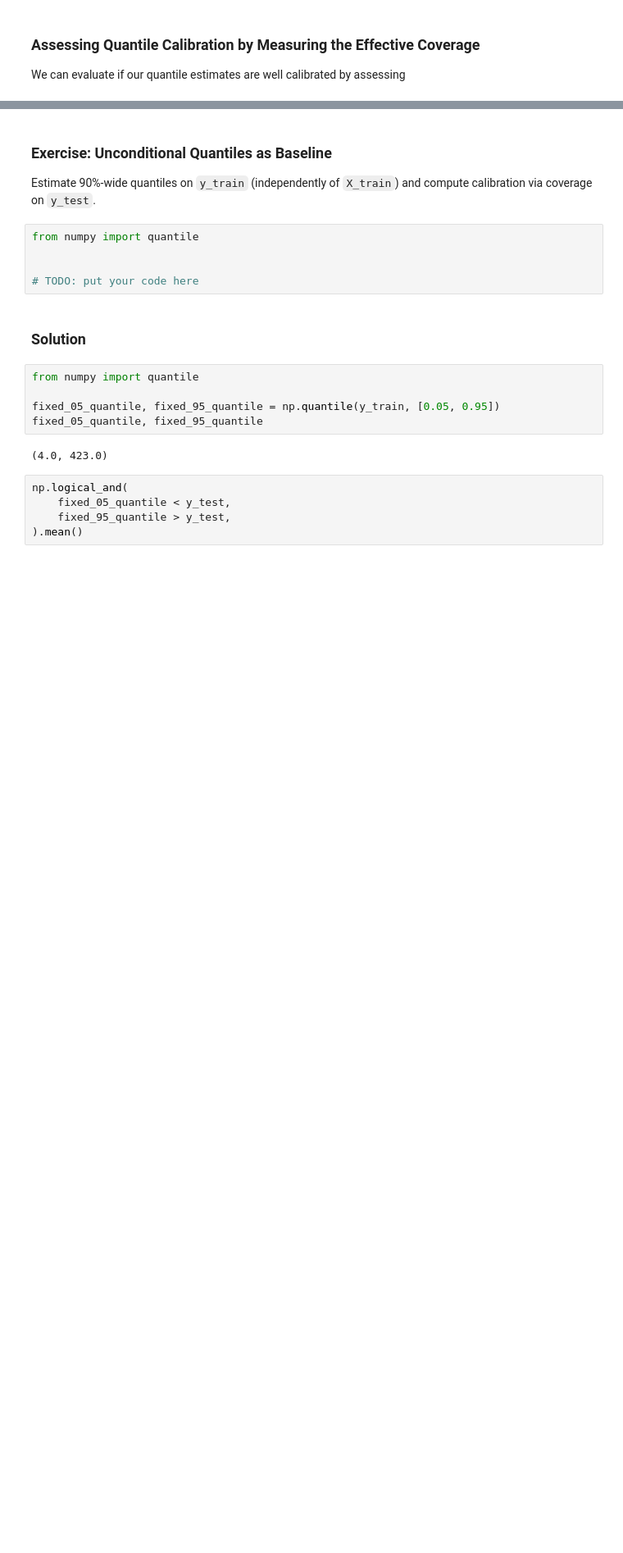
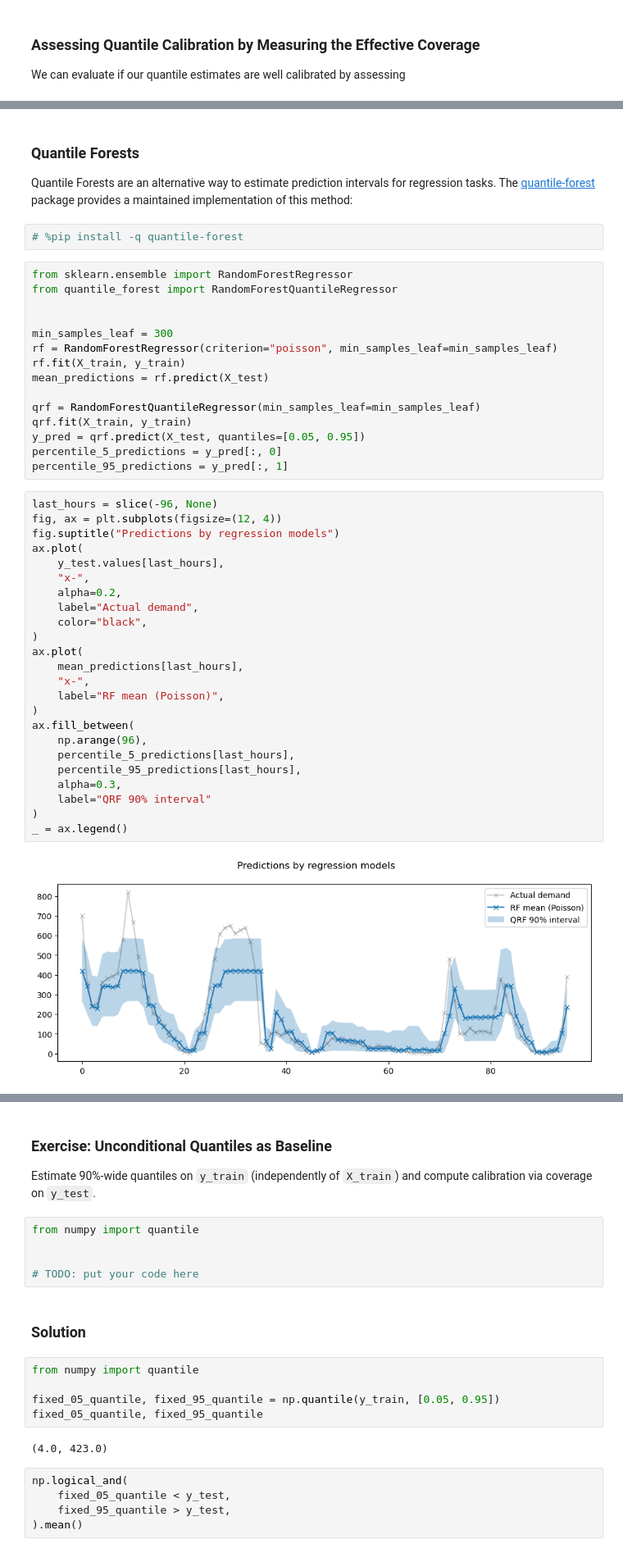
Before and after one commit to ogrisel/euroscipy-2022-time-series, a Jupyter notebook: plot_time_series_feature_engineering.ipynb, the cells around one changed output, grey strips where cells are left out. Shown at 82% size. Saved outputs shown, nothing was run; the diff lists cells and outputs as text; blank space fills up the shorter version.

```diff
--- a/plot_time_series_feature_engineering.ipynb
+++ b/plot_time_series_feature_engineering.ipynb
@@ -683,3 +689,50 @@ Alternatively, it's also possible to try uncertainty estimation based on Bayesia
 - epistemic uncertainty stems from the fact that we build our estimators from a finite sample of data points that do not cover all the possible situations.
 
 Aleatoric uncertainty is what remains when the number of data-points goes to infinity.
+# %% [markdown]
+### Quantile Forests
+
+Quantile Forests are an alternative way to estimate prediction intervals for regression tasks. The [quantile-forest](https://github.com/zillow/quantile-forest/) package provides a maintained implementation of this method:
+# %%
+# %pip install -q quantile-forest
+# %%
+from sklearn.ensemble import RandomForestRegressor
+from quantile_forest import RandomForestQuantileRegressor
+
+
+min_samples_leaf = 300
+rf = RandomForestRegressor(criterion="poisson", min_samples_leaf=min_samples_leaf)
+rf.fit(X_train, y_train)
+mean_predictions = rf.predict(X_test)
+
+qrf = RandomForestQuantileRegressor(min_samples_leaf=min_samples_leaf)
+qrf.fit(X_train, y_train)
+y_pred = qrf.predict(X_test, quantiles=[0.05, 0.95])
+percentile_5_predictions = y_pred[:, 0]
+percentile_95_predictions = y_pred[:, 1]
+# %%
+last_hours = slice(-96, None)
+fig, ax = plt.subplots(figsize=(12, 4))
+fig.suptitle("Predictions by regression models")
+ax.plot(
+    y_test.values[last_hours],
+    "x-",
+    alpha=0.2,
+    label="Actual demand",
+    color="black",
+)
+ax.plot(
+    mean_predictions[last_hours],
+    "x-",
+    label="RF mean (Poisson)",
+)
+ax.fill_between(
+    np.arange(96),
+    percentile_5_predictions[last_hours],
+    percentile_95_predictions[last_hours],
+    alpha=0.3,
+    label="QRF 90% interval"
+)
+_ = ax.legend()
+# %% [output]
+[figure, added]
```
Also changed, not shown: parts of 30 cells of this notebook.
